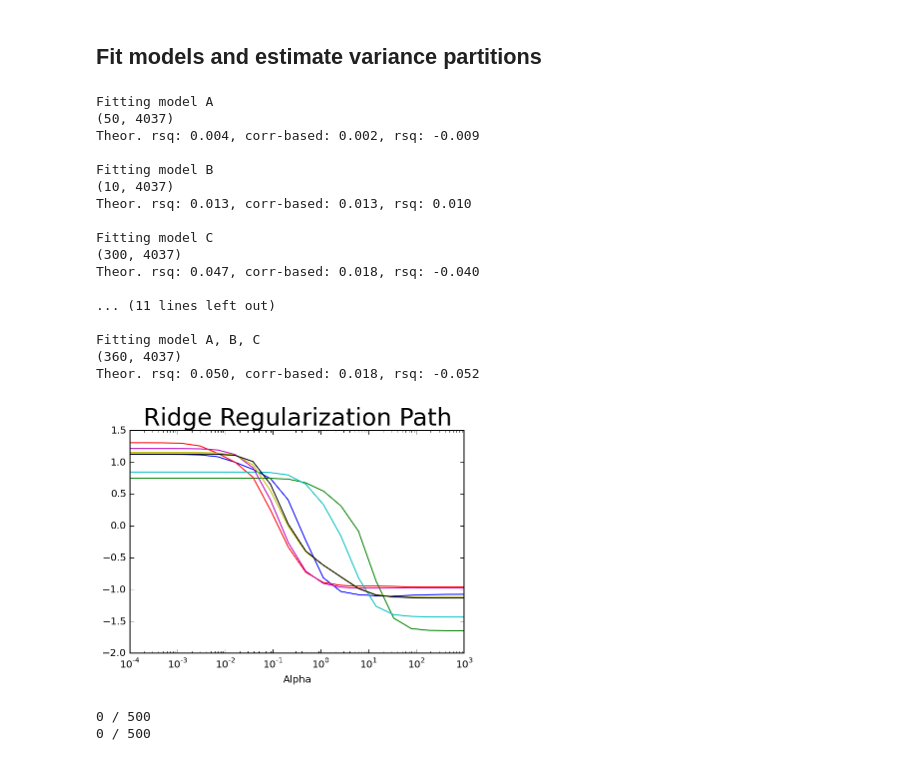
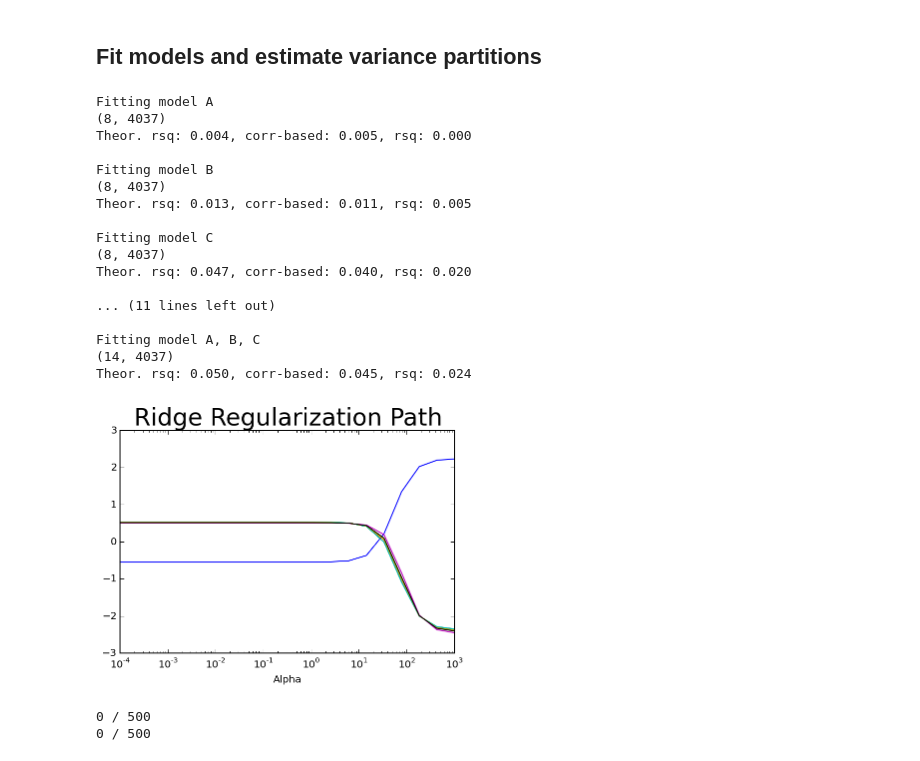
Before and after one commit to alexhuth/notebook-sharing, a Jupyter notebook: Variance Partitioning.ipynb, the cells around one changed output. Saved outputs shown, nothing was run; the diff lists cells and outputs as text; code cells hidden in the pictures.

```diff
--- a/Variance Partitioning.ipynb
+++ b/Variance Partitioning.ipynb
@@ -123,9 +124,9 @@ Xtrue_feats = [np.vstack([X_parts[c] for c in comb]) for comb in combs]
 print "Xtrue_feats[0].shape", Xtrue_feats[0].shape
 
 # Generate noise features to round out each feature space
-Xnoise_feats = [np.random.randn(Pnoise, N_R + N_P) for Pnoise in Pnoise_models]
+#Xnoise_feats = [np.random.randn(Pnoise, N_R + N_P) for Pnoise in Pnoise_models]
 #Xnoise_feats = [np.zeros((Pnoise, N_R + N_P)) for Pnoise in Pnoise_models]
-#Xnoise_feats = [0.1 * np.random.randn(Pnoise, N_R + N_P) for Pnoise in Pnoise_models]
+Xnoise_feats = [0.1 * np.random.randn(Pnoise, N_R + N_P) for Pnoise in Pnoise_models]
 print "Xnoise_feats[0].shape", Xnoise_feats[0].shape
 
 # Generate matrices to mix real and noise features in each space
@@ -151,3 +152,10 @@ Xnoise_feats[0].shape (42, 4037)
 mixing_mats[0].shape (50, 50)
 X_feats[0].shape (50, 4037)
 bulked_X_feats[0].shape (300, 4037)
+# %%
+# Generate ideal combined feature space matrices
+from itertools import combinations, chain
+feature_combs = list(chain(*[combinations(range(3), n) for n in [1, 2, 3]])) # feature spaces to use in each model
+print feature_combs
+
+X_ideal = [np.vstack([X_parts[c] for c in set.union(*[set(combs[i]) for i in fcomb])]) for fcomb in feature_combs]
@@ -156,7 +180,7 @@ bulked_X_feats[0].shape (300, 4037)
 # %%
 # Fit some models
 use_ols = False # True: models fit with OLS; False: models fit with ridge
-use_features = "raw" # "raw": as-is; "bulked": expanded features; "same": add noise so each model is same
+use_features = "ideal" # "raw": as-is; "bulked": expanded features; "same": add noise so each model is same; "ideal": ideal combined features
 ridge_optimize_corr = True # (ridge only) True: optimize ridge alpha for correlation; False: optimize for R^2
 
 from itertools import combinations, chain
@@ -173,7 +197,7 @@ rsq_est = [] # estimated R^2 from sum of squared error
 
 if not use_ols: figure()
 Psum = sum(P_models)
-for comb in feature_combs:
+for combi,comb in enumerate(feature_combs):
     print "\nFitting model %s" % ", ".join([['A','B','C'][c] for c in comb])
     thisP = np.array(P_models)[list(comb)].sum()
 
@@ -183,6 +207,8 @@ for comb in feature_combs:
         Xcomb = npp.zs(np.vstack([bulked_X_feats[c] for c in comb]).T).T # <- bulked gives best results!! ??!!?!
     elif use_features == "same":
         Xcomb = npp.zs(np.vstack([X_feats[c] for c in comb] + [np.random.randn(Psum - thisP, N_R + N_P)]).T).T
+    elif use_features == "ideal":
+        Xcomb = npp.zs(X_ideal[combi])
     else:
         raise ValueError(use_features)
 
@@ -196,42 +222,42 @@ for comb in feature_combs:
                                                                        alphas=alphas,
                                                                        nboots=5,
                                                                        chunklen=40,
                                                                        nchunks=5,
                                                                        use_corr=ridge_optimize_corr)
     if not use_ols: semilogx(alphas, npp.zs(bscorrs.mean(2).mean(1)))
 
     B_est.append(np.vstack(wts).T)
     preds = np.dot(Xcomb.T[N_R:], wts)
     corrs = [np.corrcoef(pred, Y[N_R:])[0,1] for pred,Y in zip(preds.T, zY_total.T)]
     rsqs = [1 - (Y[N_R:] - pred).var() / Y[N_R:].var() for pred,Y in zip(preds.T, zY_total.T)]
     corr_est.append(corrs)
     rsq_est.append(rsqs)
 
     theoretical_rsq = true_variances[list(set.union(*[set(combs[c]) for c in comb]))].sum()
     avg_corr_rsq = rsq_corr(np.array(corrs)).mean()
     avg_rsq = np.array(rsqs).mean()
     print "Theor. rsq: %0.3f, corr-based: %0.3f, rsq: %0.3f" % (theoretical_rsq, avg_corr_rsq, avg_rsq)
 
 if not use_ols: xlabel("Alpha"); title("Ridge Regularization Path");
 # %% [output]
 Fitting model A
-(50, 4037)
-Theor. rsq: 0.004, corr-based: 0.002, rsq: -0.009
+(8, 4037)
+Theor. rsq: 0.004, corr-based: 0.005, rsq: 0.000
 
 Fitting model B
-(10, 4037)
-Theor. rsq: 0.013, corr-based: 0.013, rsq: 0.010
+(8, 4037)
+Theor. rsq: 0.013, corr-based: 0.011, rsq: 0.005
 
 Fitting model C
-(300, 4037)
-Theor. rsq: 0.047, corr-based: 0.018, rsq: -0.040
+(8, 4037)
+Theor. rsq: 0.047, corr-based: 0.040, rsq: 0.020
 
 ... (11 lines left out)
 
 Fitting model A, B, C
-(360, 4037)
-Theor. rsq: 0.050, corr-based: 0.018, rsq: -0.052
+(14, 4037)
+Theor. rsq: 0.050, corr-based: 0.045, rsq: 0.024
-[figure, old version]
+[figure, new version]
 # %%
 # Correct variance partitions to nearest legal value
 
```
Also changed, not shown: parts of 10 cells of this notebook, 2 other files.
